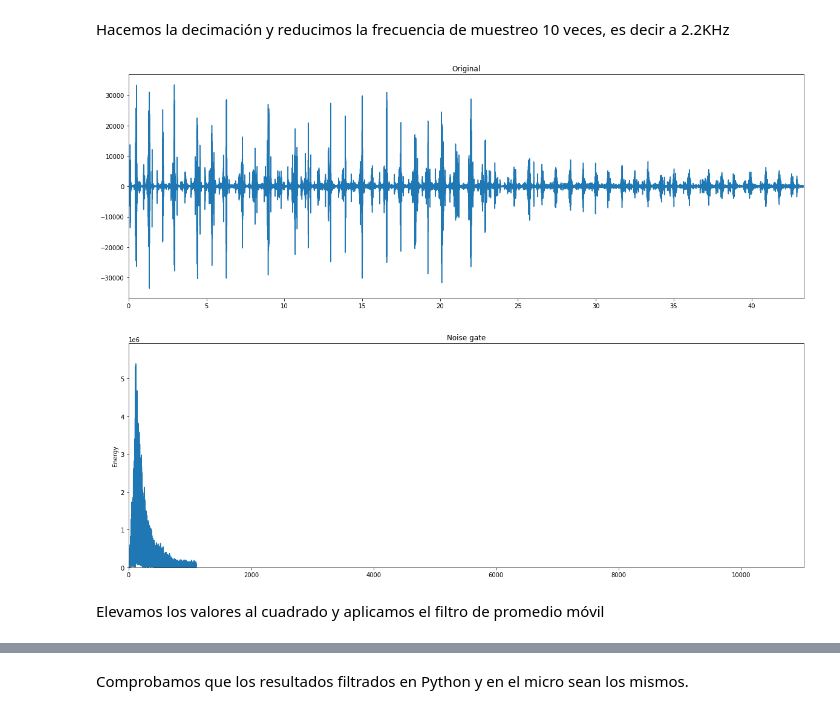
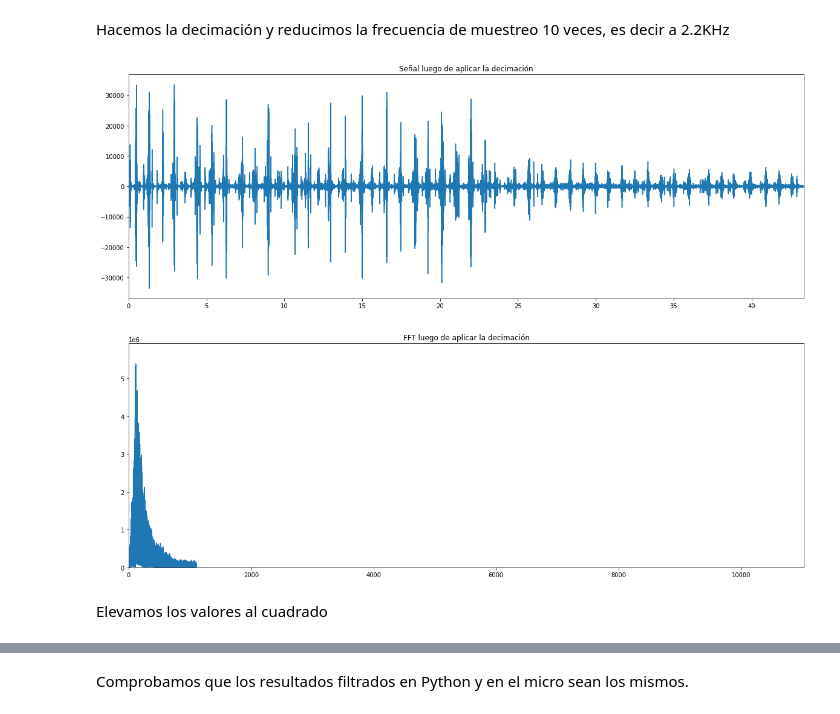
Before and after one commit to achurichi/CEIA, a Jupyter notebook: ia-embebida/signal-processing/signal-processing.ipynb, the cells around one changed output, grey strips where cells are left out. Drawn from its saved outputs; the diff is of its cells as text; code cells hidden in the pictures.

```diff
--- a/ia-embebida/signal-processing/signal-processing.ipynb
+++ b/ia-embebida/signal-processing/signal-processing.ipynb
@@ -99,18 +95,17 @@ dec_x_freq = fftfreq(dec_data_len, 1 / dec_samplerate)[: dec_data_len // 2]
 # %%
 f, axes = plt.subplots(2, figsize=(20, 15))
 
 axes[0].plot(dec_timeline, dec_data)
 axes[0].set_xlim([0, duration])
-axes[0].set_title("Original")
+axes[0].set_title("Señal luego de aplicar la decimación")
 
 axes[1].plot(dec_x_freq, dec_data_fft)
 axes[1].set_xlim([0, x_freq[-1]])
 axes[1].set_ylim([0, max(dec_data_fft) * 1.1])
-axes[1].set_title("Noise gate")
-axes[1].set_ylabel("Energy")
+axes[1].set_title("FFT luego de aplicar la decimación")
 
 f.show()
 # %% [output]
-[figure, old version]
+[figure, new version]
 # %% [markdown]
-Elevamos los valores al cuadrado y aplicamos el filtro de promedio móvil
+Elevamos los valores al cuadrado
```
Also changed, not shown: parts of 24 cells of this notebook, 1 other file.
